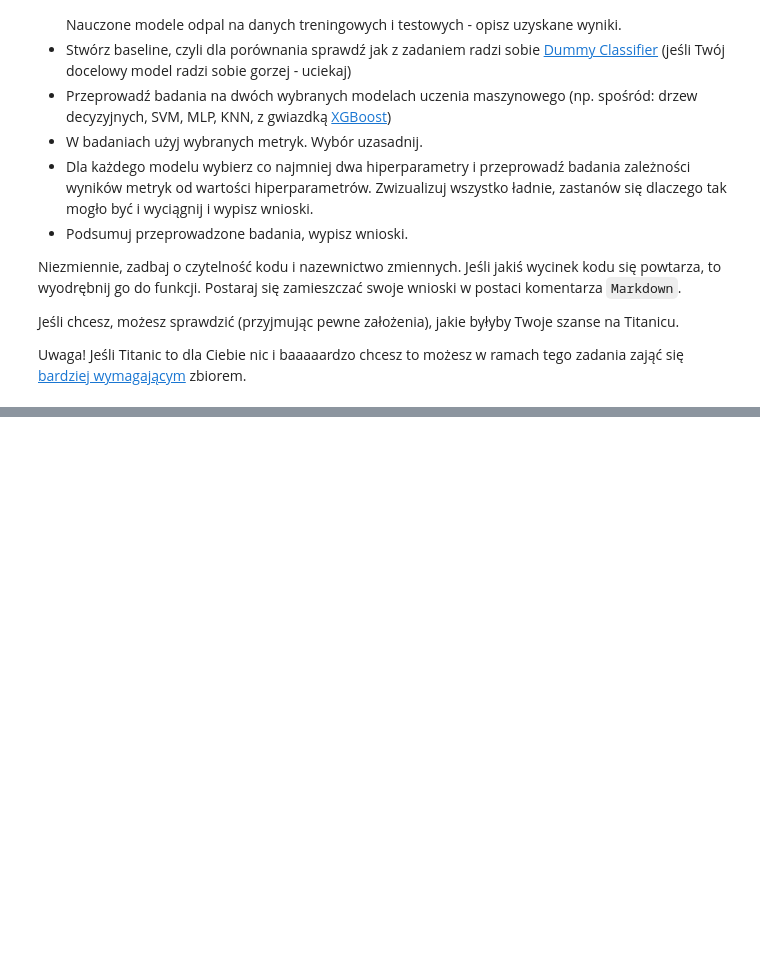
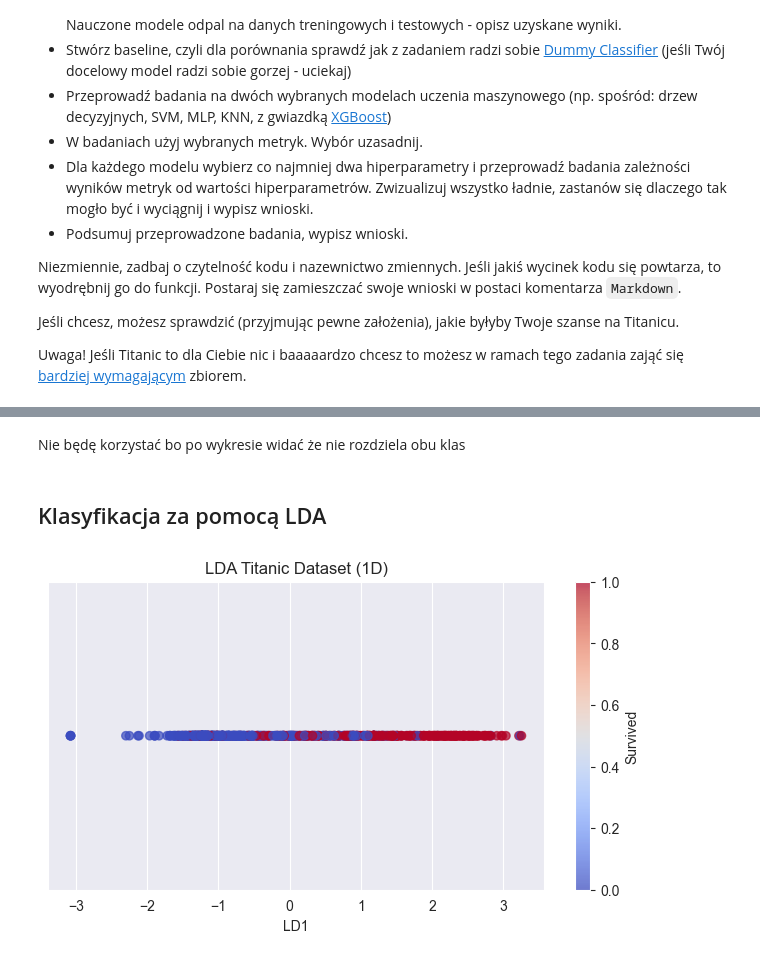
Before and after one commit to Solvro/ml-wakacyjne-wyzwanie-2025, a Jupyter notebook: 2_ml/ML_zadanie.ipynb, the cells around one changed output, grey strips where cells are left out. Drawn from its saved outputs; the diff is of its cells as text; code cells hidden in the pictures; blank space fills up the shorter version.

```diff
--- a/2_ml/ML_zadanie.ipynb
+++ b/2_ml/ML_zadanie.ipynb
@@ -50,0 +167,17 @@ array([nan, 'C', 'E', 'G', 'D', 'A', 'B', 'F', 'T'], dtype=object)
+# %% [markdown]
+Nie będę korzystać bo po wykresie widać że nie rozdziela obu klas
+# %% [markdown]
+## Klasyfikacja za pomocą LDA
+# %%
+lda = LinearDiscriminantAnalysis(n_components=1)
+X_reduced = lda.fit_transform(X, y)
+
+plt.figure(figsize=(8,4))
+plt.scatter(X_reduced[:, 0], [0]*len(X_reduced), c=y, cmap='coolwarm', alpha=0.7)
+plt.xlabel("LD1")
+plt.yticks([])
+plt.title("LDA Titanic Dataset (1D)")
+plt.colorbar(label="Survived")
+plt.show()
+# %% [output]
+[figure, added]
```
Also changed, not shown: parts of 47 cells of this notebook, 1 other file.
